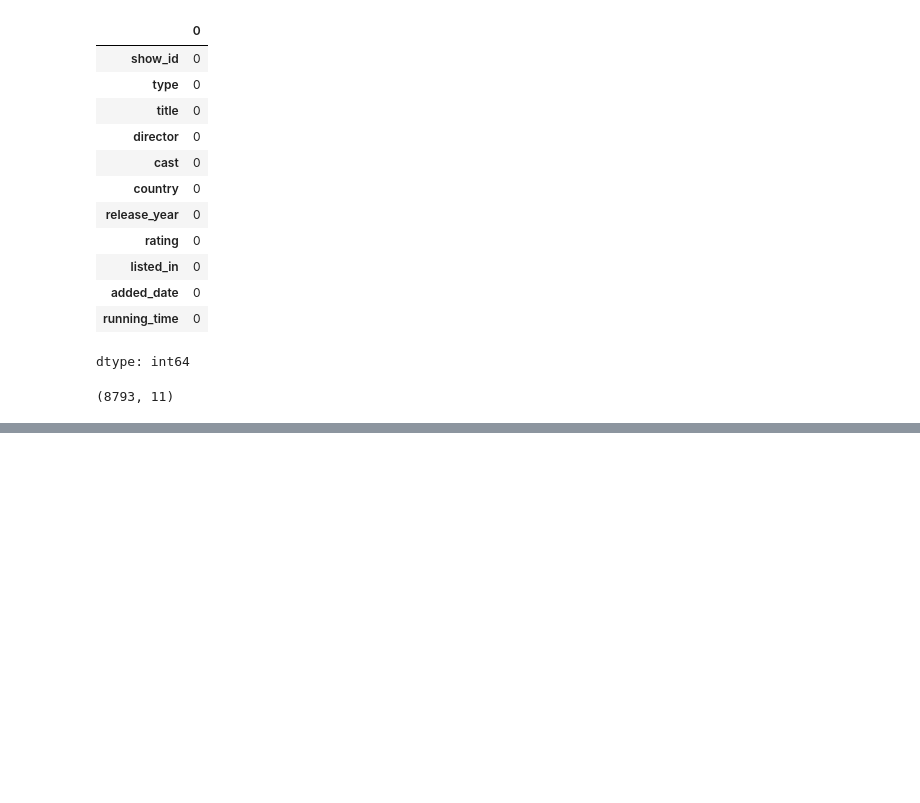
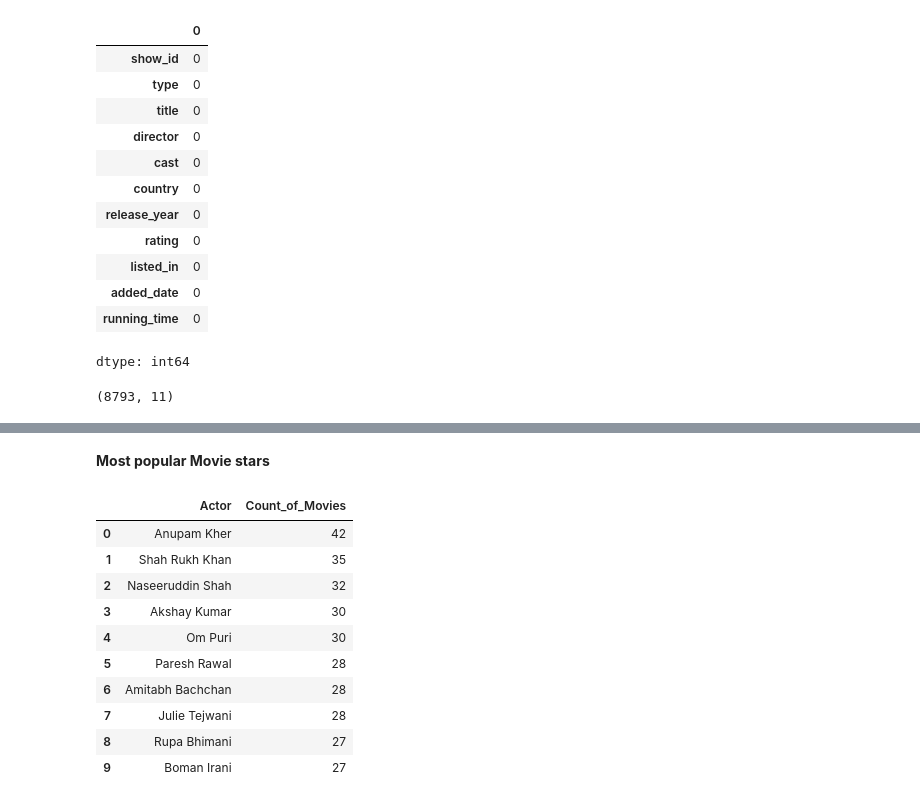
Before and after one commit to akshaykumar2972/Netflix-Data-Analysis, a Jupyter notebook: Netflix_Data_Analysis.ipynb, the cells around one changed output, grey strips where cells are left out. Saved outputs shown, nothing was run; the diff lists cells and outputs as text; code cells hidden in the pictures; blank space fills up the shorter version.

```diff
--- a/Netflix_Data_Analysis.ipynb
+++ b/Netflix_Data_Analysis.ipynb
@@ -190,3 +190,21 @@ df.head()
 | 2 | s3 | TV Show | Ganglands | Julien Leclercq | Sami Bouajila, Tracy Gotoas, Samu... | Unknown | 2021 | TV-MA | Crime TV Shows, International TV ... | 2021-09-24 | ... |
 | 3 | s4 | TV Show | Jailbirds New Orleans | Unknown | Unknown | Unknown | 2021 | TV-MA | Docuseries, Reality TV | 2021-09-24 | ... |
 | 4 | s5 | TV Show | Kota Factory | Unknown | Mayur More, Jitendra Kumar, Ranja... | India | 2021 | TV-MA | International TV Shows, Romantic ... | 2021-09-24 | ... |
+# %% [markdown]
+**Most popular Movie stars**
+# %%
+cast_series = df[df['type'] == 'Movie']['cast'].str.split(',').explode().str.strip()
+cast_series = cast_series[~cast_series.isin(['Unknown', ''])]
+cast_series.value_counts().head(10).sort_values(ascending=False).reset_index().rename(columns={'cast': 'Actor', 'count': 'Count_of_Movies'})
+# %% [output]
+|  | Actor | Count_of_Movies |
+| 0 | Anupam Kher | 42 |
+| 1 | Shah Rukh Khan | 35 |
+| 2 | Naseeruddin Shah | 32 |
+| 3 | Akshay Kumar | 30 |
+| 4 | Om Puri | 30 |
+| 5 | Paresh Rawal | 28 |
+| 6 | Amitabh Bachchan | 28 |
+| 7 | Julie Tejwani | 28 |
+| 8 | Rupa Bhimani | 27 |
+| 9 | Boman Irani | 27 |
```
Also changed, not shown: parts of 2 cells of this notebook.
